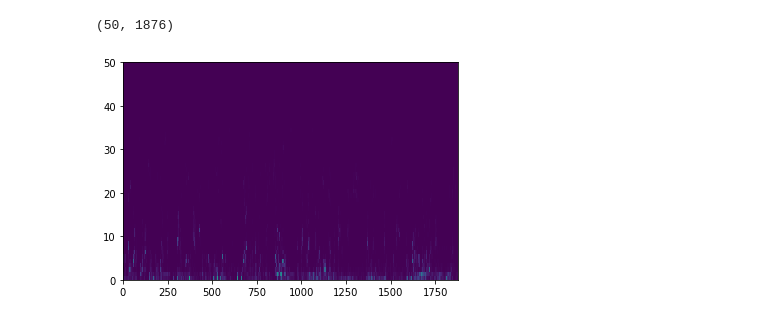
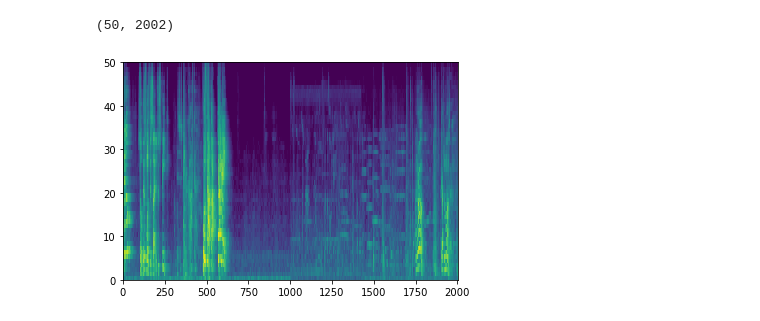
Before and after one commit to shashi-banger/python_dabble, a Jupyter notebook: librosa_mfcc_exp.ipynb, the cells around one changed output. Saved outputs shown, nothing was run; the diff lists cells and outputs as text; code cells hidden in the pictures.

```diff
--- a/librosa_mfcc_exp.ipynb
+++ b/librosa_mfcc_exp.ipynb
@@ -5,12 +5,20 @@ import matplotlib.pyplot as plt
 import scipy.io.wavfile as w
 
 #sr,x=w.read('o_o3.wav')
-x,sr=(librosa.core.load('o1.wav',sr=None))
-print x,sr
-mfccs = librosa.feature.mfcc(y=x, sr=24000, n_mfcc=50)
-print mfccs.shape
+x,sr=(librosa.core.load('GN00000439_0043426.wav',sr=None))
+print x*10,sr
+mfccs = librosa.feature.mfcc(y=x, sr=sr, n_fft=2048, n_mfcc=50, fmax=sr/2, hop_length=sr/100)
+#mfccs = (mfccs - np.mean(mfccs,0))/(np.std(mfccs,0) + 1e-6)
+#mfccs = (mfccs - np.mean(mfccs))/(np.std(mfccs) + 1e-6)
+mfccs = (mfccs - np.mean(mfccs))/(np.std(mfccs) + 1e-6)
+
+mfccs = mfccs[3:,:]
+
+print mfccs.shape, type(mfccs)
+#plt.plot(x*10)
 plt.pcolormesh(mfccs, cmap='hot')
 plt.show()
-print mfccs[:,0].size
+
+#print mfccs[:,0].size
 print mfccs[:,0]
 # %% [output]
@@ -30,0 +36,8 @@ print mfccs[:,0]
+# %%
+x,sr=(librosa.core.load('GN00000439_0043426_1.wav',sr=None))
+print x,sr
+mfccs = librosa.feature.mfcc(y=x, sr=sr, n_fft=2048, n_mfcc=50, fmax=sr/2, hop_length=sr/100)
+mfccs = (mfccs - np.mean(mfccs,0))/(np.std(mfccs,axis=0) + 1e-6)
+print mfccs.shape
+plt.pcolormesh(mfccs, cmap='hot')
+plt.show()
@@ -31,8 +48,10 @@ print mfccs[:,0]
 # %%
-S = librosa.feature.melspectrogram(y=x, sr=sr, n_mels=50, fmax=12000)
+S = librosa.feature.melspectrogram(y=x, sr=sr, n_mels=50, n_fft=2048,  hop_length=sr/100)
+S=librosa.power_to_db(S,ref=np.max)
+S = (S-np.mean(S))/(np.std(S) + 1e-6)
 print S.shape
 plt.pcolormesh(S)
 plt.show()
 # %% [output]
-(50, 1876)
+(50, 2002)
-[figure, old version]
+[figure, new version]
```
Also changed, not shown: parts of 2 cells of this notebook.
